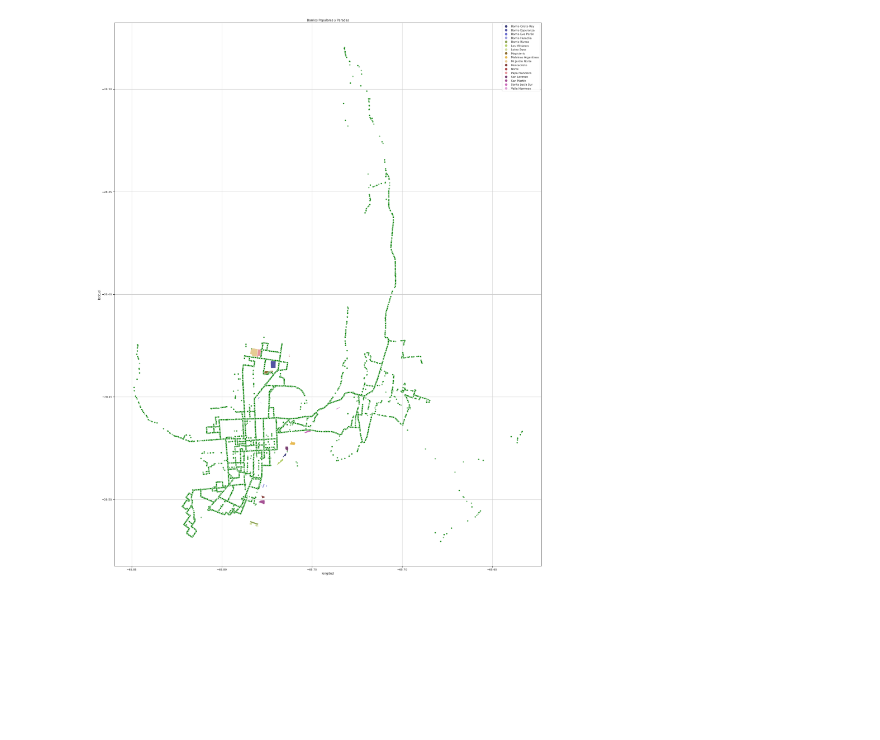
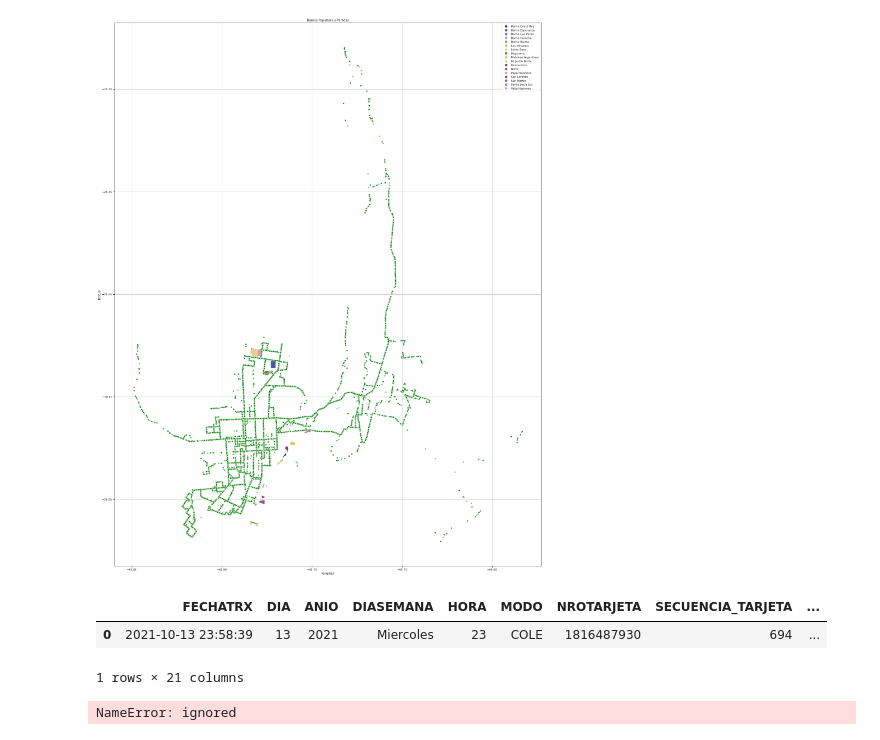
Before and after one commit to sebasruggero/analisis_transporte_catamarca, a Jupyter notebook: Análisis_Catamarca.ipynb, the cells around one changed output. Saved outputs shown, nothing was run; the diff lists cells and outputs as text; code cells hidden in the pictures; blank space fills up the shorter version.

```diff
--- a/Análisis_Catamarca.ipynb
+++ b/Análisis_Catamarca.ipynb
@@ -276,3 +277,9 @@ plt.grid()
 plt.show()
 # %% [output]
 [figure]
+# %%
+dataframe.head(1)
+# %% [output]
+|  | FECHATRX | DIA | ANIO | DIASEMANA | HORA | MODO | NROTARJETA | SECUENCIA_TARJETA | ... |
+| 0 | 2021-10-13 23:58:39 | 13 | 2021 | Miercoles | 23 | COLE | 1816487930 | 694 | ... |
+1 rows × 21 columns
@@ -278,0 +291,11 @@ plt.show()
+# %%
+wight_list = []
+
+df["conta"] = 1
+
+for x in df["hora"].sort_values().unique():
+  weight_list.append(df.loc[df["hora"] == x,
+                                       ["LATITUDE", "LONGITUDE", "conta"]].groupby(["LATITUDE", "LONGITUDE"])
+                                       .sum().reset_index().values.tolist())
+# %% [output]
+NameError: ignored
```
Also changed, not shown: parts of 6 cells of this notebook.
